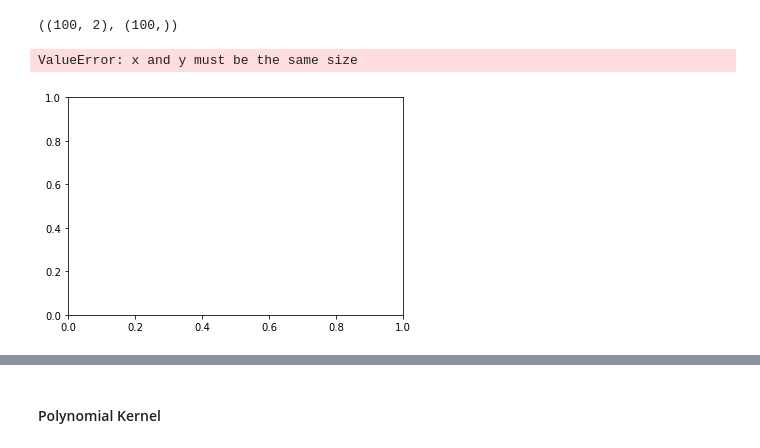
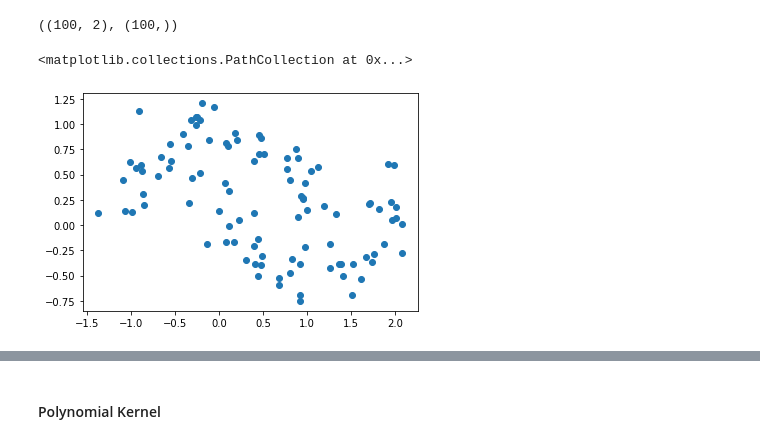
Before and after one commit to arunmozhidevan/Hands-on, a Jupyter notebook: Nonlinear SVM.ipynb, the cells around one changed output, grey strips where cells are left out. Drawn from its saved outputs; the diff is of its cells as text; code cells hidden in the pictures.

Commit message:
updated with graphs
graphs has been plotted with matplotlib for polynomial and guassian rbf kernerl

```diff
--- a/Nonlinear SVM.ipynb
+++ b/Nonlinear SVM.ipynb
@@ -11,8 +11,9 @@ X,y = make_moons(n_samples=100, noise=0.15)
 X.shape, y.shape
 # %% [output]
 ((100, 2), (100,))
-# %%
-plt.scatter(X,y)
-# %% [output]
-ValueError: x and y must be the same size
-[figure, removed]
+# %%
+# scatter plot
+plt.scatter(X[:,0], X[:,1])
+# %% [output]
+<matplotlib.collections.PathCollection at 0x...>
+[figure, added]
```
Also changed, not shown: parts of 10 cells of this notebook.
